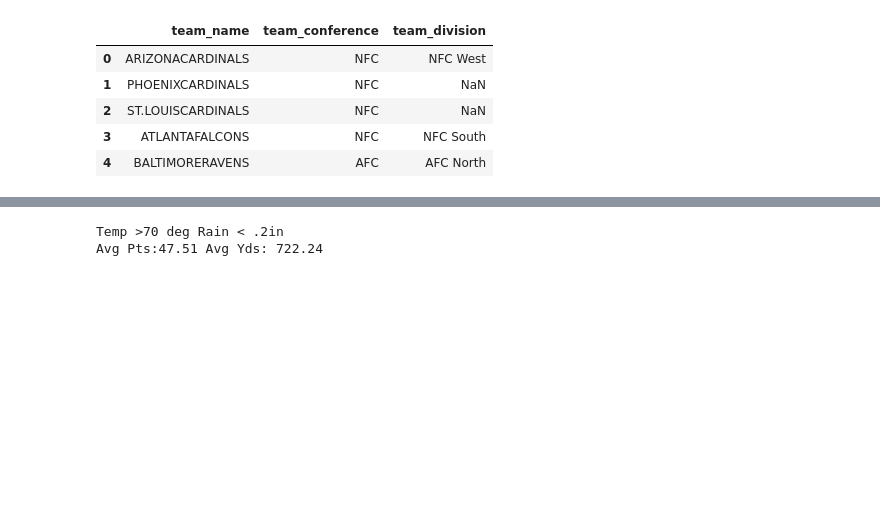
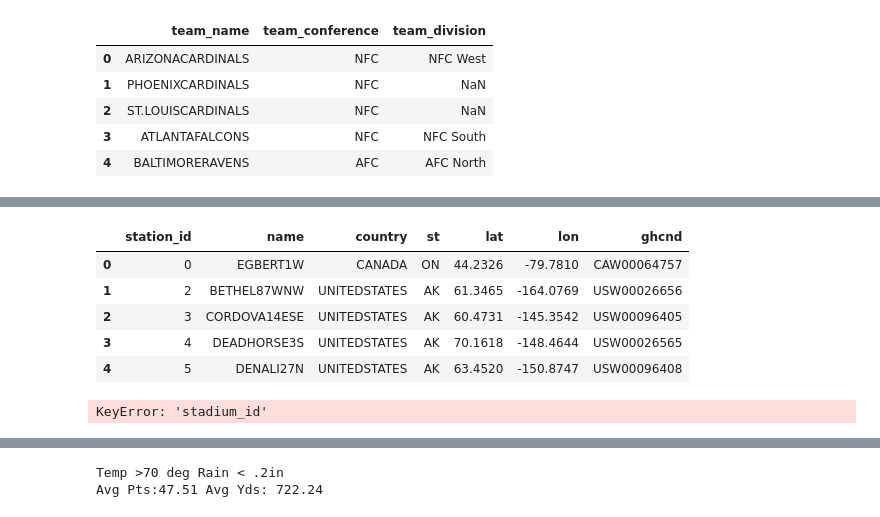
Before and after one commit to KevinKillman/ETL-Project, a Jupyter notebook: main_program.ipynb, the cells around one changed output, grey strips where cells are left out. Saved outputs shown, nothing was run; the diff lists cells and outputs as text; code cells hidden in the pictures; blank space fills up the shorter version.

Commit message:
normalizing dataframes

```diff
--- a/main_program.ipynb
+++ b/main_program.ipynb
@@ -175,21 +172,14 @@ teams_df.head()
 | 2 | ST.LOUISCARDINALS | NFC | NaN |
 | 3 | ATLANTAFALCONS | NFC | NFC South |
 | 4 | BALTIMORERAVENS | AFC | AFC North |
-# %%
-#Normalizing all column names to be lower case before loading into SQL
-column_list = []
-for column in stations_df.columns:
-    column_list.append(column.lower())
-stations_df.columns = column_list
-column_list = []
-for column in games_df.columns:
-    column_list.append(column.lower())
-games_df.columns = column_list
-column_list = []
-for column in stadium_df.columns:
-    column_list.append(column.lower())
-stadium_df.columns = column_list
-column_list = []
-for column in teams_df.columns:
-    column_list.append(column.lower())
-teams_df.columns = column_list
+# %%
+#Normalizing all column names to be lower case before loading into SQL
+
+stations_df.columns = [column.lower() for column in teams_df.columns]
+
+games_df.columns = [column.lower() for column in teams_df.columns]
+
+stadium_df.columns = [column.lower() for column in teams_df.columns]
+
+teams_df.columns = [column.lower() for column in teams_df.columns]
+teams_df.columns
@@ -196,3 +210,36 @@ teams_df.columns = column_list
+# %%
+stations_df.reset_index(inplace=True)
+stations_df.rename(columns={'index':'station_id'}, inplace=True)
+stations_df.head()
+# %% [output]
+|  | station_id | name | country | st | lat | lon | ghcnd |
+| 0 | 0 | EGBERT1W | CANADA | ON | 44.2326 | -79.7810 | CAW00064757 |
+| 1 | 2 | BETHEL87WNW | UNITEDSTATES | AK | 61.3465 | -164.0769 | USW00026656 |
+| 2 | 3 | CORDOVA14ESE | UNITEDSTATES | AK | 60.4731 | -145.3542 | USW00096405 |
+| 3 | 4 | DEADHORSE3S | UNITEDSTATES | AK | 70.1618 | -148.4644 | USW00026565 |
+| 4 | 5 | DENALI27N | UNITEDSTATES | AK | 63.4520 | -150.8747 | USW00096408 |
+# %%
+# games_df.reset_index(inplace=True)
+games_df.rename(columns={'winner':'winner_id', 'loser':'loser_id', 'home_team':'home_team_id', 'away_team':'away_team_id', 'stadium':'stadium_id', 'ghcnd':'station_id'}, inplace=True)
+for indexg, rowg in games_df.iterrows():
+    for indext, rowt in teams_df.iterrows():
+        if rowg['winner_id'] == rowt['team_name']:
+            games_df.loc[indexg, 'winner_id'] = teams_df.loc[indext, 'team_id']
+        if rowg['loser_id'] == rowt['team_name']:
+            games_df.loc[indexg, 'loser_id'] = teams_df.loc[indext, 'team_id']
+        if rowg['home_team_id'] == rowt['team_name']:
+            games_df.loc[indexg, 'home_team_id'] = teams_df.loc[indext, 'team_id']
+        if rowg['away_team_id'] == rowt['team_name']:
+            games_df.loc[indexg, 'away_team_id'] = teams_df.loc[indext, 'team_id']
+    for indexs, rows in stadium_df.iterrows():
+        if rowg['stadium_id'] == rows['name']:
+            games_df.loc[indexg, 'stadium_id'] = stadium_df.loc[indexs, 'stadium_id']
+    for indexst, rowst in stations_df.iterrows():
+        if rowg['station_id'] == rowst['ghcnd']:
+            games_df.loc[indexg, 'station_id'] = stations_df.loc[indexst, 'station_id']
+games_df.head()
+# %% [output]
+KeyError: 'stadium_id'
 # %%
 #Connecting to SQL server and automapping
 #Tables with relationships should be set up before running this
```
Also changed, not shown: parts of 5 cells of this notebook, 2 other files.
